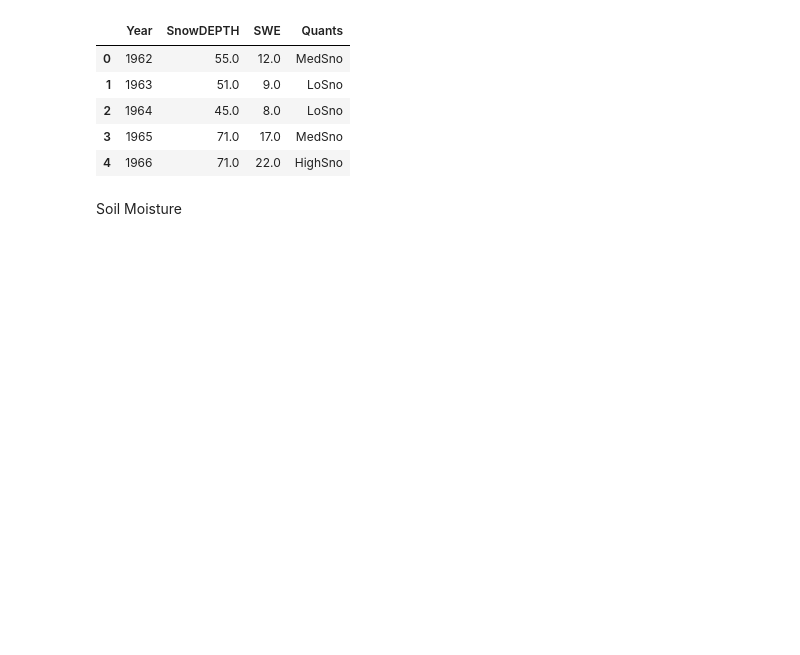
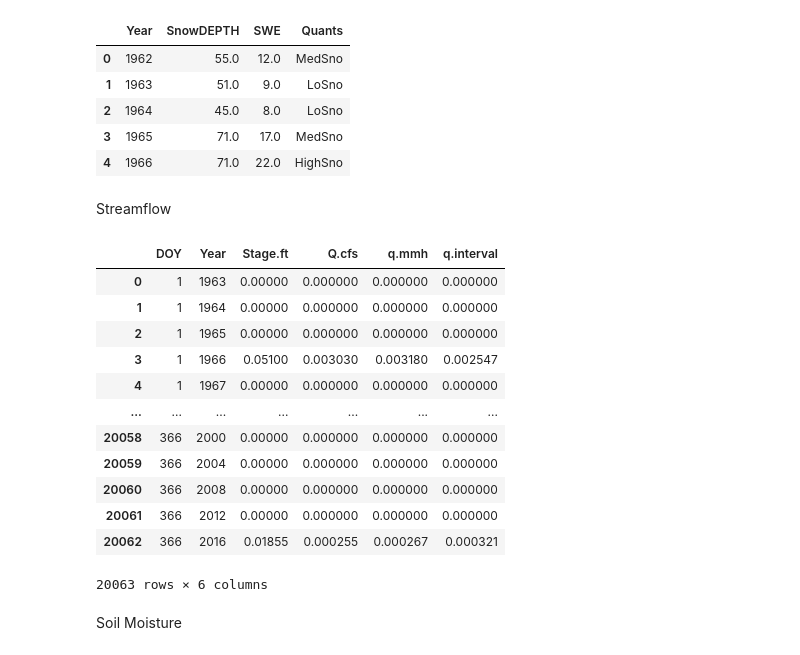
Before and after one commit to mwdjones/mef-snowhydro, a Jupyter notebook: Data and Codes/02_historicalsoilmoistanalysis.ipynb, the cells around one changed output. Saved outputs shown, nothing was run; the diff lists cells and outputs as text; code cells hidden in the pictures; blank space fills up the shorter version.

```diff
--- a/Data and Codes/02_historicalsoilmoistanalysis.ipynb
+++ b/Data and Codes/02_historicalsoilmoistanalysis.ipynb
@@ -134,6 +143,33 @@ snowHist_S2_grouped_all.head()
 | 2 | 1964 | 45.0 | 8.0 | LoSno |
 | 3 | 1965 | 71.0 | 17.0 | MedSno |
 | 4 | 1966 | 71.0 | 22.0 | HighSno |
+# %% [markdown]
+Streamflow
+# %%
+streamHist = pd.read_csv(load_path + 'S2_Breakpoint_streamflow.csv',
+                parse_dates = ['DateTime'])
+
+#groupby date and average across timestamps
+streamHist['Year'] = streamHist.DateTime.dt.year
+streamHist['Month'] = streamHist.DateTime.dt.month
+streamHist['DOY'] = streamHist.DateTime.dt.dayofyear
+streamHist_daily = streamHist.groupby(['DOY', 'Year'])['Stage.ft', 'Q.cfs', 'q.mmh', 'q.interval'].mean().reset_index(drop = False)
+
+streamHist_daily
+# %% [output]
+|  | DOY | Year | Stage.ft | Q.cfs | q.mmh | q.interval |
+| 0 | 1 | 1963 | 0.00000 | 0.000000 | 0.000000 | 0.000000 |
+| 1 | 1 | 1964 | 0.00000 | 0.000000 | 0.000000 | 0.000000 |
+| 2 | 1 | 1965 | 0.00000 | 0.000000 | 0.000000 | 0.000000 |
+| 3 | 1 | 1966 | 0.05100 | 0.003030 | 0.003180 | 0.002547 |
+| 4 | 1 | 1967 | 0.00000 | 0.000000 | 0.000000 | 0.000000 |
+| ... | ... | ... | ... | ... | ... | ... |
+| 20058 | 366 | 2000 | 0.00000 | 0.000000 | 0.000000 | 0.000000 |
+| 20059 | 366 | 2004 | 0.00000 | 0.000000 | 0.000000 | 0.000000 |
+| 20060 | 366 | 2008 | 0.00000 | 0.000000 | 0.000000 | 0.000000 |
+| 20061 | 366 | 2012 | 0.00000 | 0.000000 | 0.000000 | 0.000000 |
+| 20062 | 366 | 2016 | 0.01855 | 0.000255 | 0.000267 | 0.000321 |
+20063 rows × 6 columns
 # %% [markdown]
 Soil Moisture
 # %%
```
Also changed, not shown: parts of 13 cells of this notebook, 7 other files.
